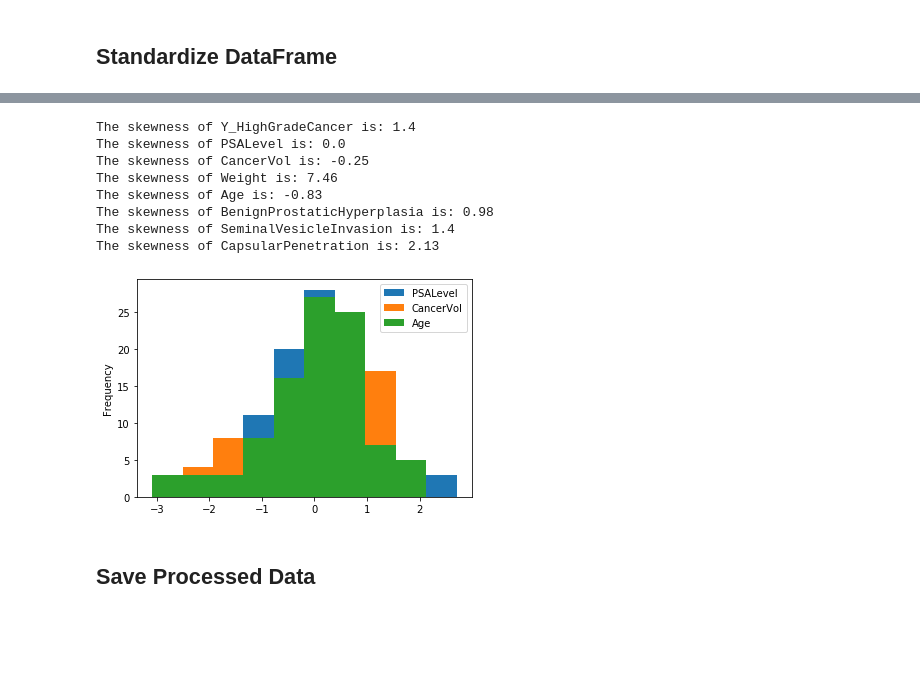
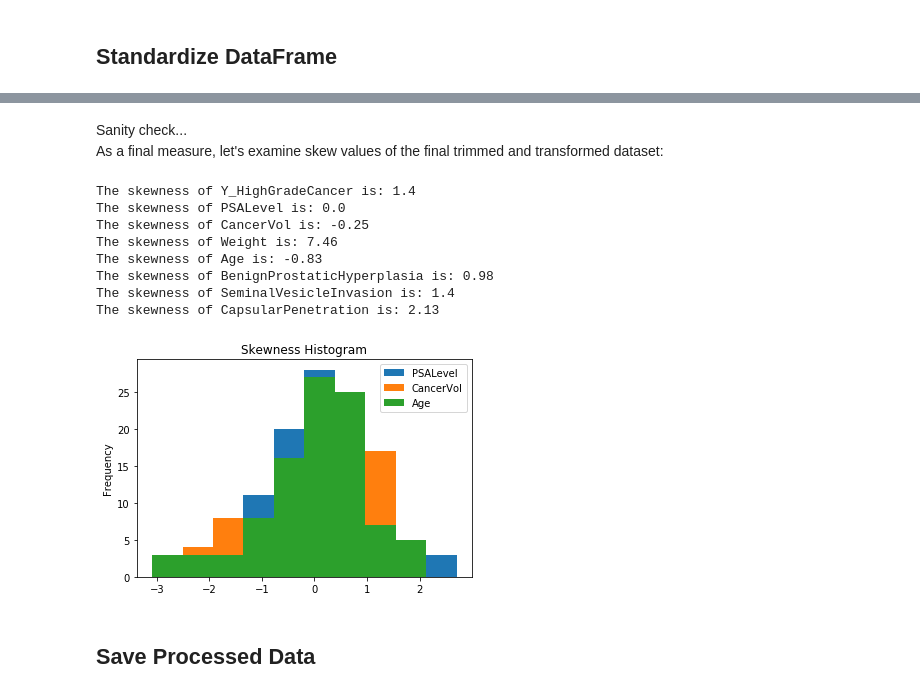
Before and after one commit to josiwala/prostate-cancer, a Jupyter notebook: notebooks/2.0-jo-data-exploration.ipynb, the cells around one changed output, grey strips where cells are left out. Saved outputs shown, nothing was run; the diff lists cells and outputs as text; code cells hidden in the pictures; blank space fills up the shorter version.

```diff
--- a/notebooks/2.0-jo-data-exploration.ipynb
+++ b/notebooks/2.0-jo-data-exploration.ipynb
@@ -120,0 +118,5 @@ df.corr()
+# %%
+# correlation matrix
+# GleasonScore need not be considered
+cols = [col for col in df.columns if col != 'GleasonScore']
+df[cols].corr()
@@ -321,9 +377,9 @@ print(df.Age.skew())
 df_trimmed = df.drop(columns=['GleasonScore'], axis=1)
 # %%
 # reorder columns
-columns = [column for column in df_trimmed.columns if column != 'Y_HighGradeCancer']
-columns = ['Y_HighGradeCancer'] + columns
-df_trimmed = df_trimmed[columns]
+cols = [col for col in df_trimmed.columns if col != 'Y_HighGradeCancer']
+cols = ['Y_HighGradeCancer'] + cols
+df_trimmed = df_trimmed[cols]
 df_trimmed.head()
 # %% [output]
 |  | Y_HighGradeCancer | PSALevel | CancerVol | Weight | Age | BenignProstaticHyperplasia | SeminalVesicleInvasion | ... |
@@ -357,5 +416,5 @@ scaler = StandardScaler()
 # %%
 # select columns which need to be standardized
 # do not inclue Y_HighGradeCancer or SeminalVesicleInvasion (categorical variables)
-cols=['PSALevel', 'CancerVol', 'Weight', 'Age', 'BenignProstaticHyperplasia', 'CapsularPenetration']
+cols = [col for col in df_trimmed.columns if col not in ['Y_HighGradeCancer', 'SeminalVesicleInvasion']]
 # %%
@@ -379,4 +440,7 @@ df_stand.describe()
 | 50% | 0.000000 | 9.701907e-02 | 8.555117e-02 | -1.793175e-01 | 1.531086e-01 | -3.929102e-01 | 0.000000 | ... |
 | 75% | 0.000000 | 5.065387e-01 | 6.655015e-01 | 6.449776e-02 | 5.581506e-01 | 7.375452e-01 | 0.000000 | ... |
 | max | 1.000000 | 2.702227e+00 | 2.106830e+00 | 8.903846e+00 | 2.043304e+00 | 2.567782e+00 | 1.000000 | ... |
+# %% [markdown]
+Sanity check...
+<br> As a final measure, let's examine skew values of the final trimmed and transformed dataset:
 # %%
@@ -393,9 +457,10 @@ The skewness of BenignProstaticHyperplasia is: 0.98
 The skewness of SeminalVesicleInvasion is: 1.4
 The skewness of CapsularPenetration is: 2.13
 # %%
-df_stand[['PSALevel', 'CancerVol', 'Age']].plot(kind='hist');
+# Visualize skewness of a few impactful feautures
+df_stand[['PSALevel', 'CancerVol', 'Age']].plot(kind='hist', title='Skewness Histogram');
 # %% [output]
-[figure, old version]
+[figure, new version]
 # %% [markdown]
 ## Save Processed Data
 # %%
```
Also changed, not shown: parts of 50 cells of this notebook, 1 other file.
